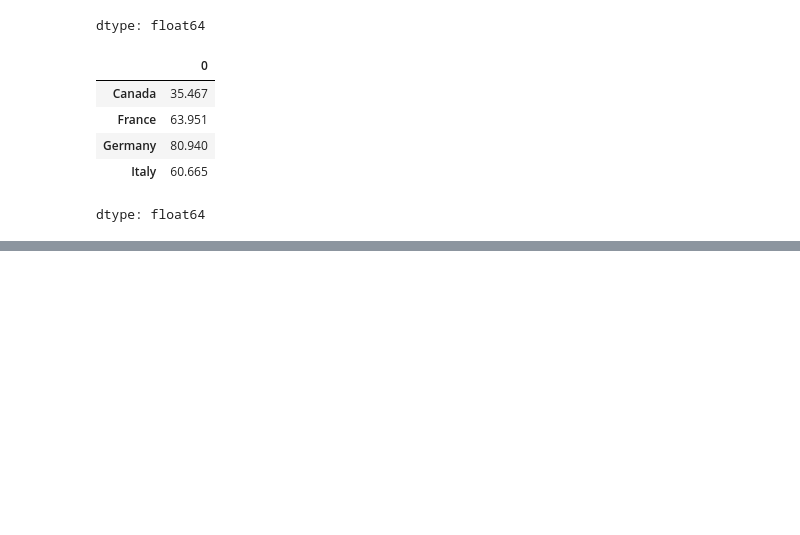
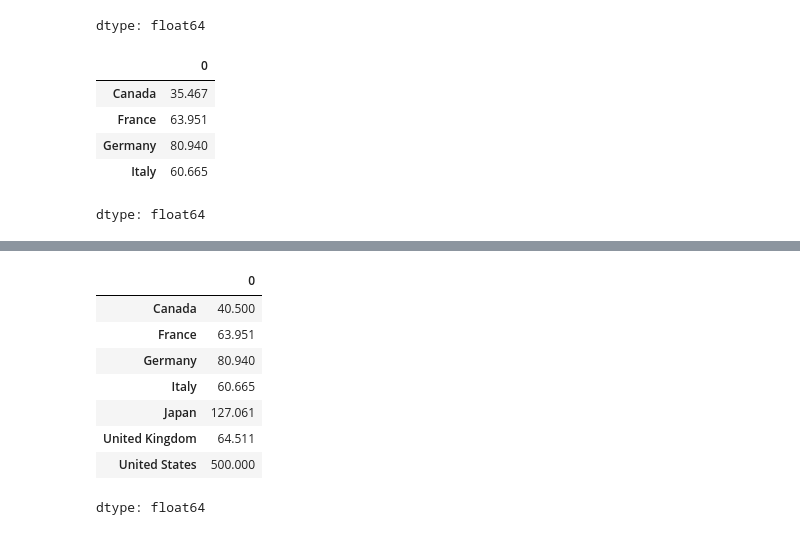
Before and after one commit to dabster108/Dataanalysis_numpy, a Jupyter notebook: numpy.ipynb, the cells around one changed output, grey strips where cells are left out. Cells and saved outputs as stored; diff of their text form; code cells hidden in the pictures; blank space fills up the shorter version.

```diff
--- a/numpy.ipynb
+++ b/numpy.ipynb
@@ -531,0 +642,12 @@ dtype: float64
+# %%
+g7_pop
+# %% [output]
+|  | 0 |
+| Canada | 40.500 |
+| France | 63.951 |
+| Germany | 80.940 |
+| Italy | 60.665 |
+| Japan | 127.061 |
+| United Kingdom | 64.511 |
+| United States | 500.000 |
+dtype: float64
```
Also changed, not shown: parts of 23 cells of this notebook.
